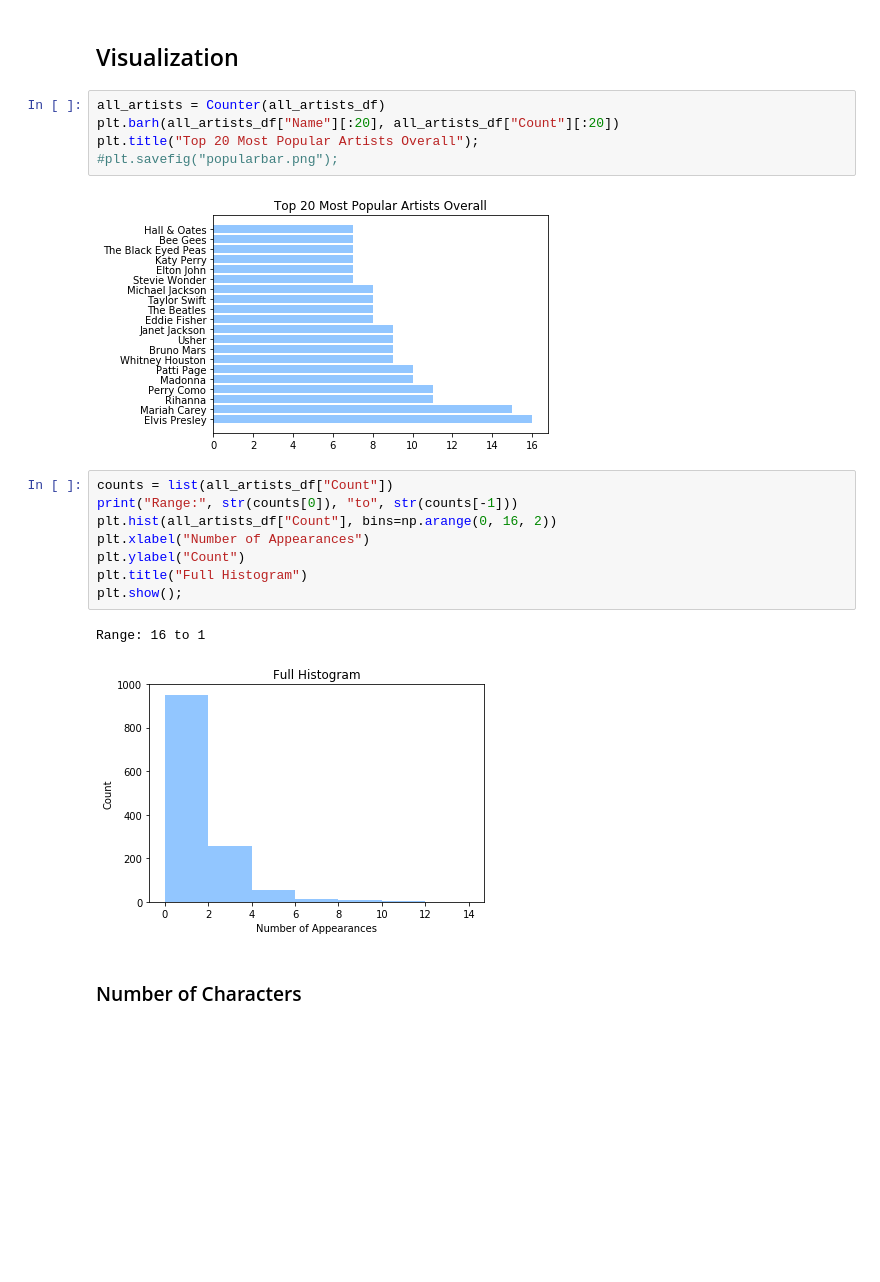
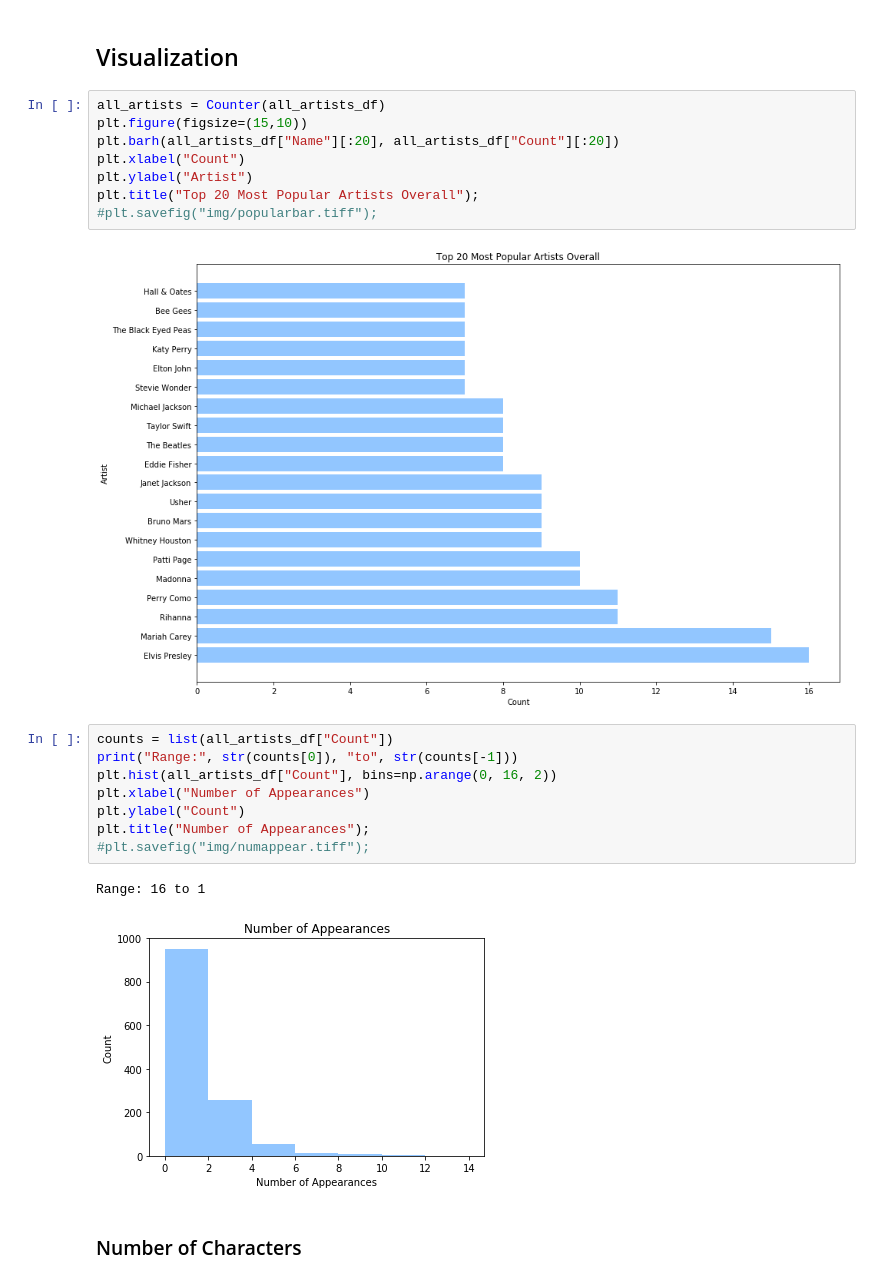
Before and after one commit to eunice-chan/DH_PROJ_Billboard, a Jupyter notebook: Billboard100 Data Exploration.ipynb, the cells around one changed output. Drawn from its saved outputs; the diff is of its cells as text; blank space fills up the shorter version.

Commit message:
Fixed some graphs, network graph tables.

```diff
--- a/Billboard100 Data Exploration.ipynb
+++ b/Billboard100 Data Exploration.ipynb
@@ -174,22 +174,25 @@ music.head()
 ## Visualization
 # %%
 all_artists = Counter(all_artists_df)
+plt.figure(figsize=(15,10))
 plt.barh(all_artists_df["Name"][:20], all_artists_df["Count"][:20])
+plt.xlabel("Count")
+plt.ylabel("Artist")
 plt.title("Top 20 Most Popular Artists Overall");
-#plt.savefig("popularbar.png");
+#plt.savefig("img/popularbar.tiff");
 # %% [output]
-[figure, old version]
+[figure, new version]
 # %%
 counts = list(all_artists_df["Count"])
 print("Range:", str(counts[0]), "to", str(counts[-1]))
 plt.hist(all_artists_df["Count"], bins=np.arange(0, 16, 2))
 plt.xlabel("Number of Appearances")
 plt.ylabel("Count")
-plt.title("Full Histogram")
-plt.show();
+plt.title("Number of Appearances");
+#plt.savefig("img/numappear.tiff");
 # %% [output]
 Range: 16 to 1
-[figure, old version]
+[figure, new version]
 # %% [markdown]
 ### Number of Characters
 # %%
```
Also changed, not shown: parts of 21 cells of this notebook, 44 other files.
